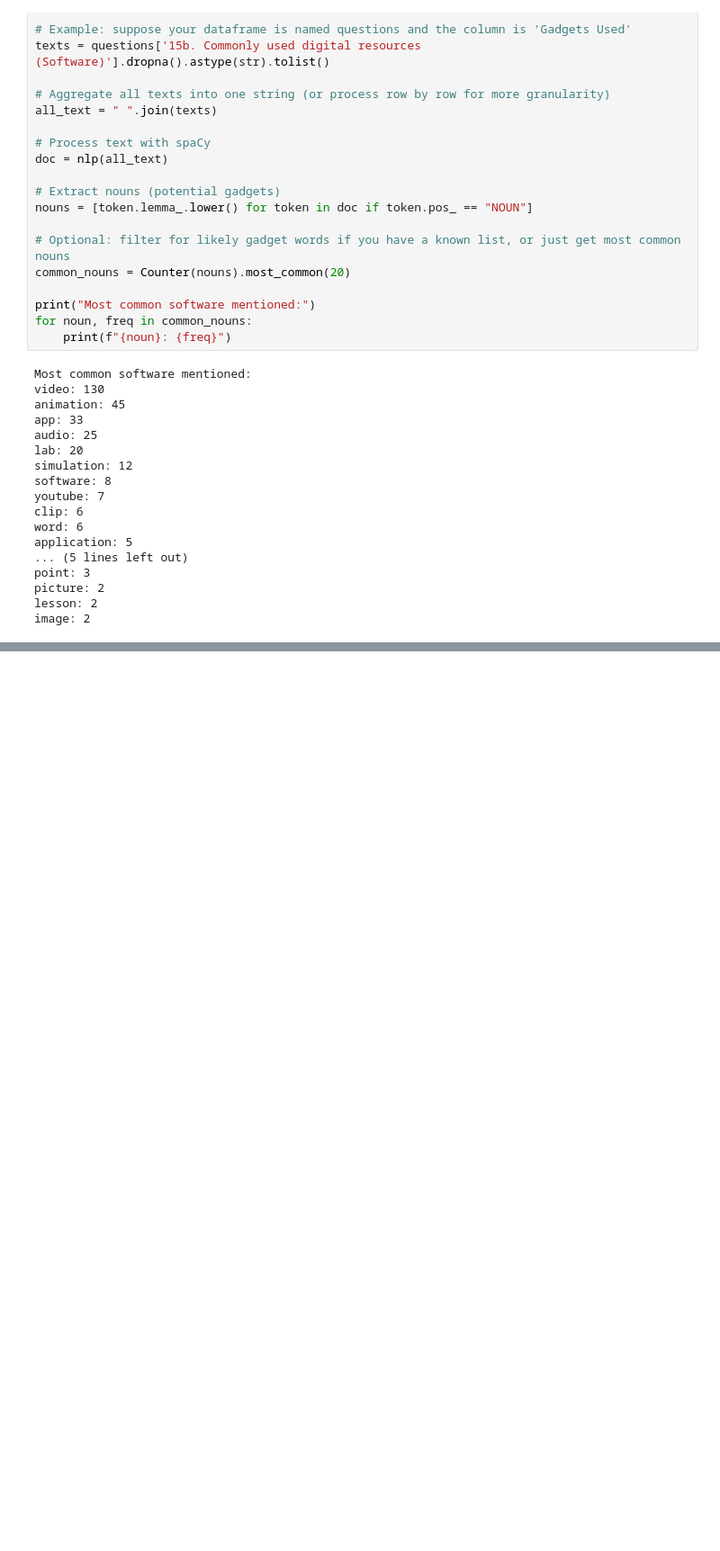
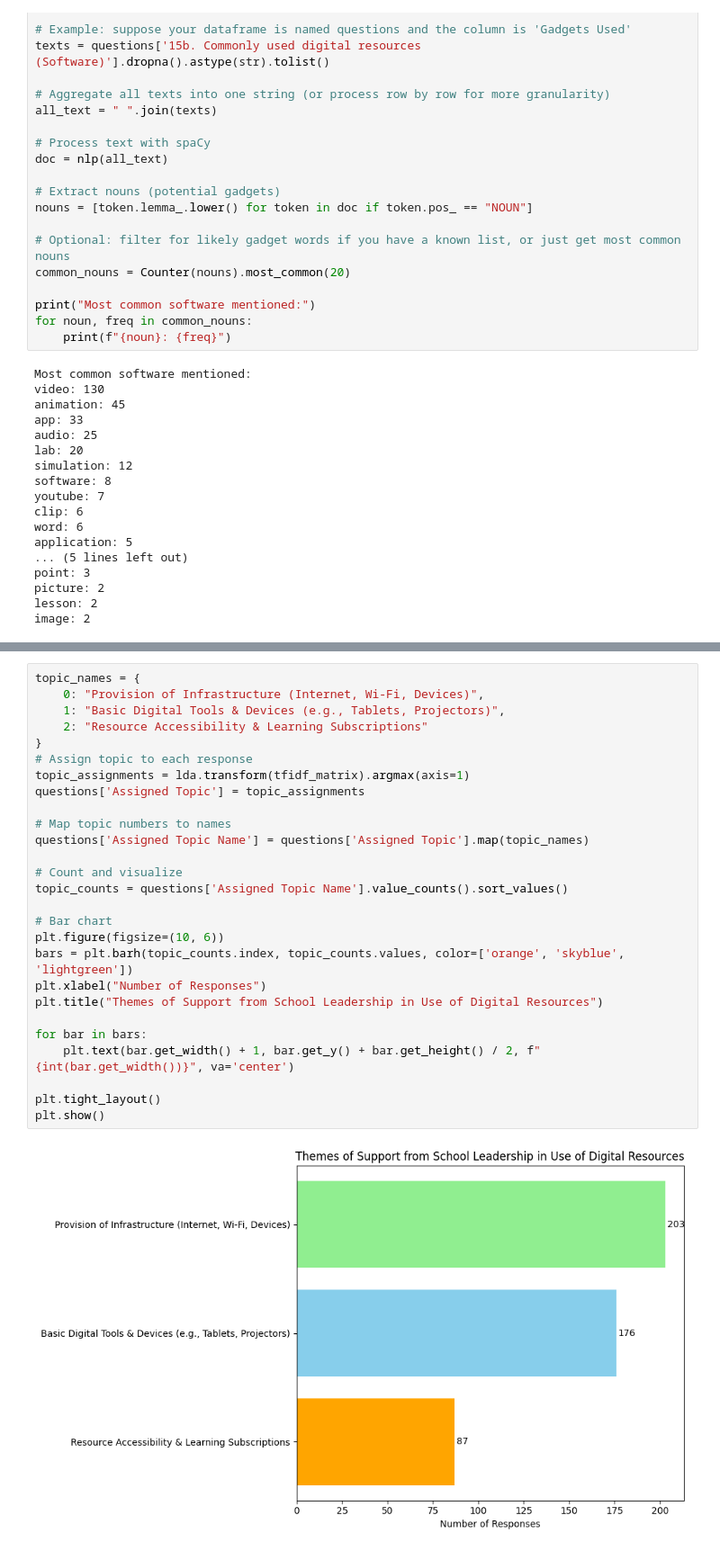
Before and after one commit to davidmasai/kenya-stem-digital-efficacy, a Jupyter notebook: Kenya_stem_digital_efficacy.ipynb, the cells around one changed output, grey strips where cells are left out. Shown at 90% size. Drawn from its saved outputs; the diff is of its cells as text; blank space fills up the shorter version.

```diff
--- a/Kenya_stem_digital_efficacy.ipynb
+++ b/Kenya_stem_digital_efficacy.ipynb
@@ -1368,0 +1481,29 @@ Index(['1. Have you been observed in class (for this  research) ',
+# %%
+topic_names = {
+    0: "Provision of Infrastructure (Internet, Wi-Fi, Devices)",
+    1: "Basic Digital Tools & Devices (e.g., Tablets, Projectors)",
+    2: "Resource Accessibility & Learning Subscriptions"
+}
+# Assign topic to each response
+topic_assignments = lda.transform(tfidf_matrix).argmax(axis=1)
+questions['Assigned Topic'] = topic_assignments
+
+# Map topic numbers to names
+questions['Assigned Topic Name'] = questions['Assigned Topic'].map(topic_names)
+
+# Count and visualize
+topic_counts = questions['Assigned Topic Name'].value_counts().sort_values()
+
+# Bar chart
+plt.figure(figsize=(10, 6))
+bars = plt.barh(topic_counts.index, topic_counts.values, color=['orange', 'skyblue', 'lightgreen'])
+plt.xlabel("Number of Responses")
+plt.title("Themes of Support from School Leadership in Use of Digital Resources")
+
+for bar in bars:
+    plt.text(bar.get_width() + 1, bar.get_y() + bar.get_height() / 2, f"{int(bar.get_width())}", va='center')
+
+plt.tight_layout()
+plt.show()
+# %% [output]
+[figure, added]
```
Also changed, not shown: parts of 9 cells of this notebook.
